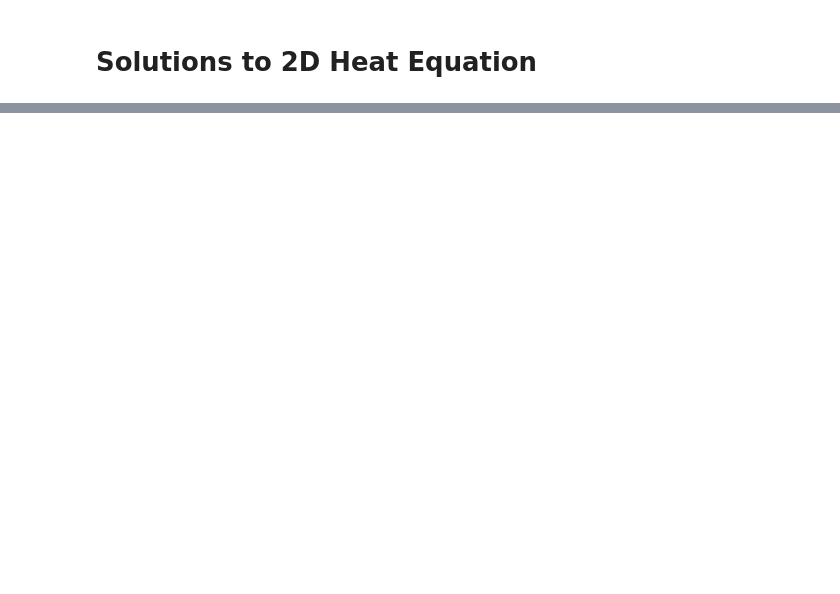
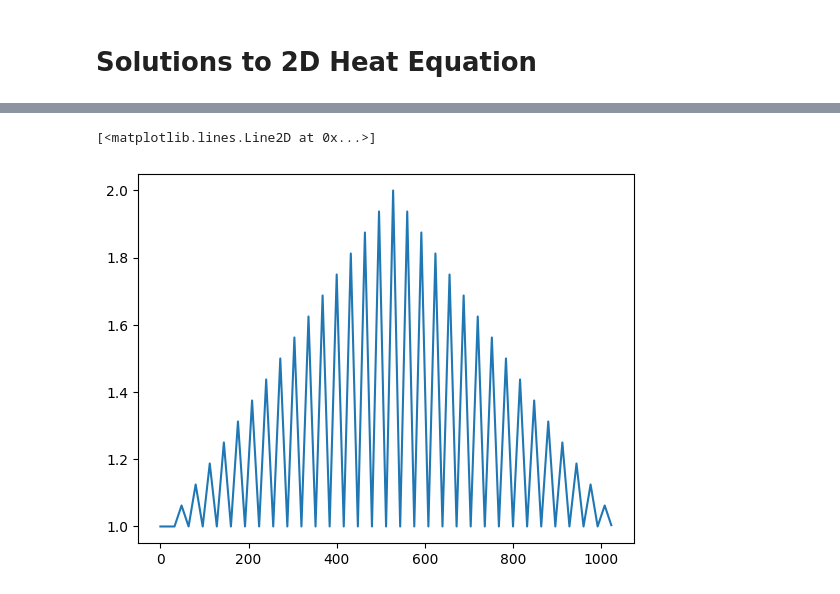
Before and after one commit to KnightShuffler/Quantum-Non-Unitary-Time-Evolution-Public-, a Jupyter notebook: heat_eqn_figs.ipynb, the cells around one changed output, grey strips where cells are left out. Saved outputs shown, nothing was run; the diff lists cells and outputs as text; code cells hidden in the pictures; blank space fills up the shorter version.

```diff
--- a/heat_eqn_figs.ipynb
+++ b/heat_eqn_figs.ipynb
@@ -259,13 +298,3 @@ plt.show()
 # %% [markdown]
 # Effect of K on log norm ratio
-# %%
-import h5py
-
-Ks = [1,20,50,100]
-log_ratios = np.zeros((len(Ks)+1,2,1001),np.float64)
-
-with h5py.File('data/heat_eqn/alpha=0.8/4 qubit square wave alpha=0.8.hdf5') as file:
-    log_ratios[0][:] = -file['stats/log_norm_ratio'][:]
-    for ki,K in enumerate(Ks):
-        log_ratios[ki+1][:] = file[f'stats/rescaled_stats/{K=}/log_norm_ratio'][:]
 # %%
@@ -469,0 +629,5 @@ figpath
+# %%
+plt.plot(np.arange(2**10),expt_datas[1].f0)
+# %% [output]
+[<matplotlib.lines.Line2D at 0x...>]
+[figure, added]
```
Also changed, not shown: parts of 15 cells of this notebook.
